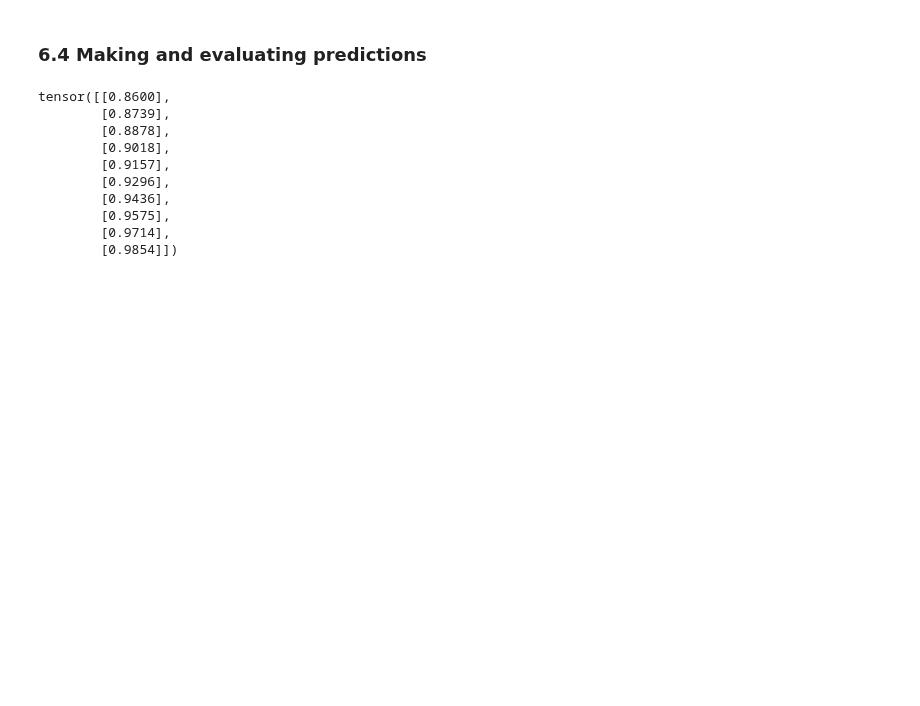
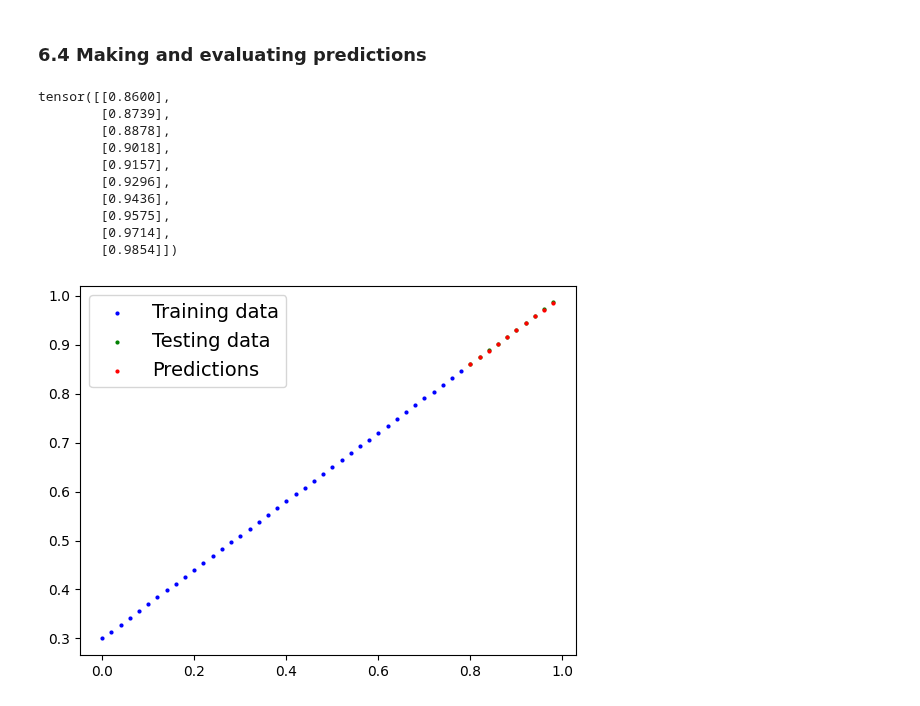
Before and after one commit to shishiradk/pytorch-pratices, a Jupyter notebook: PyTorch_WOrkflow.ipynb, the cells around one changed output. Saved outputs shown, nothing was run; the diff lists cells and outputs as text; code cells hidden in the pictures; blank space fills up the shorter version.

```diff
--- a/PyTorch_WOrkflow.ipynb
+++ b/PyTorch_WOrkflow.ipynb
@@ -783,3 +783,9 @@ tensor([[0.8600],
         [0.9575],
         [0.9714],
         [0.9854]])
+# %%
+# Check our model prediction visually
+
+plot_predictions(predictions=y_preds.cpu())
+# %% [output]
+[figure, added]
```
